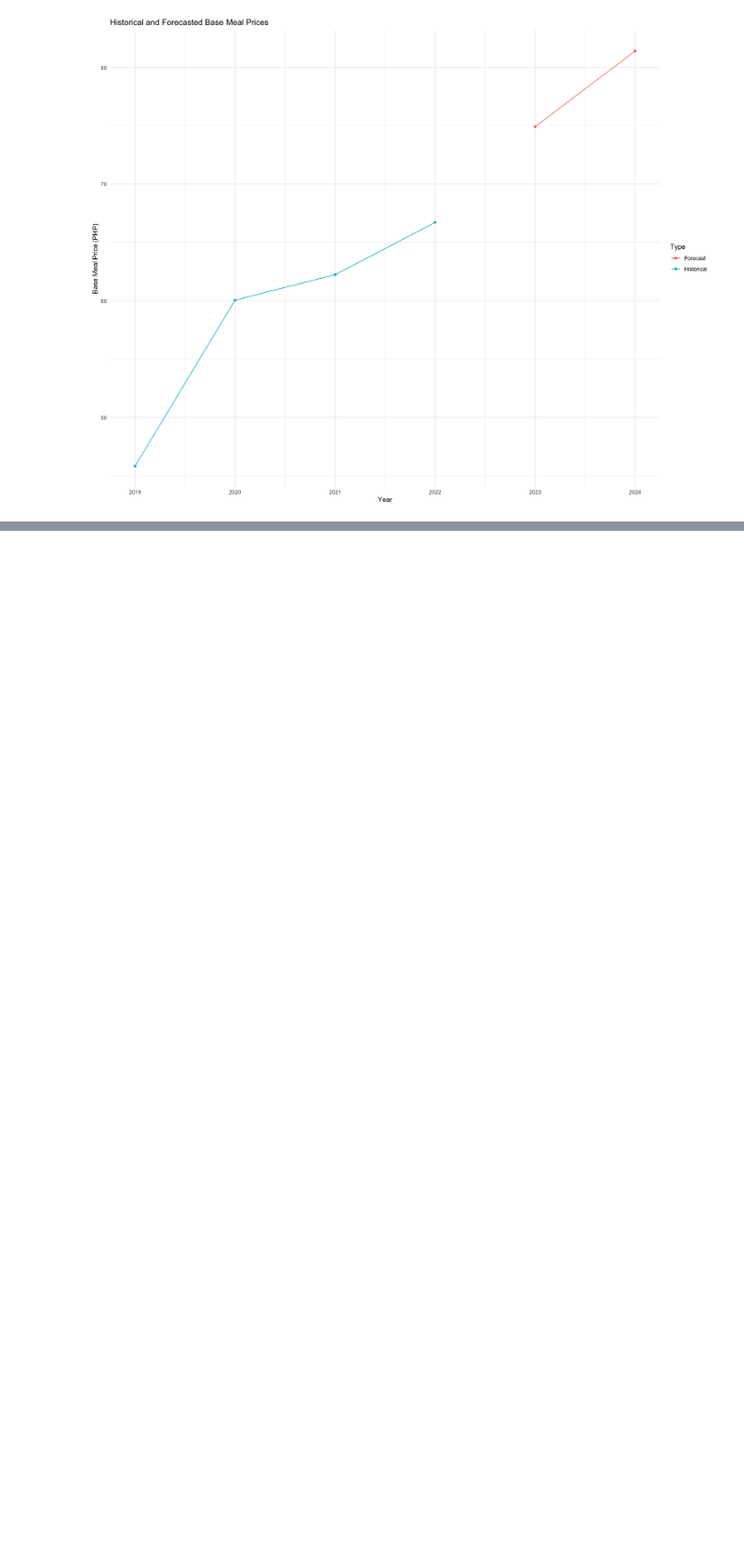
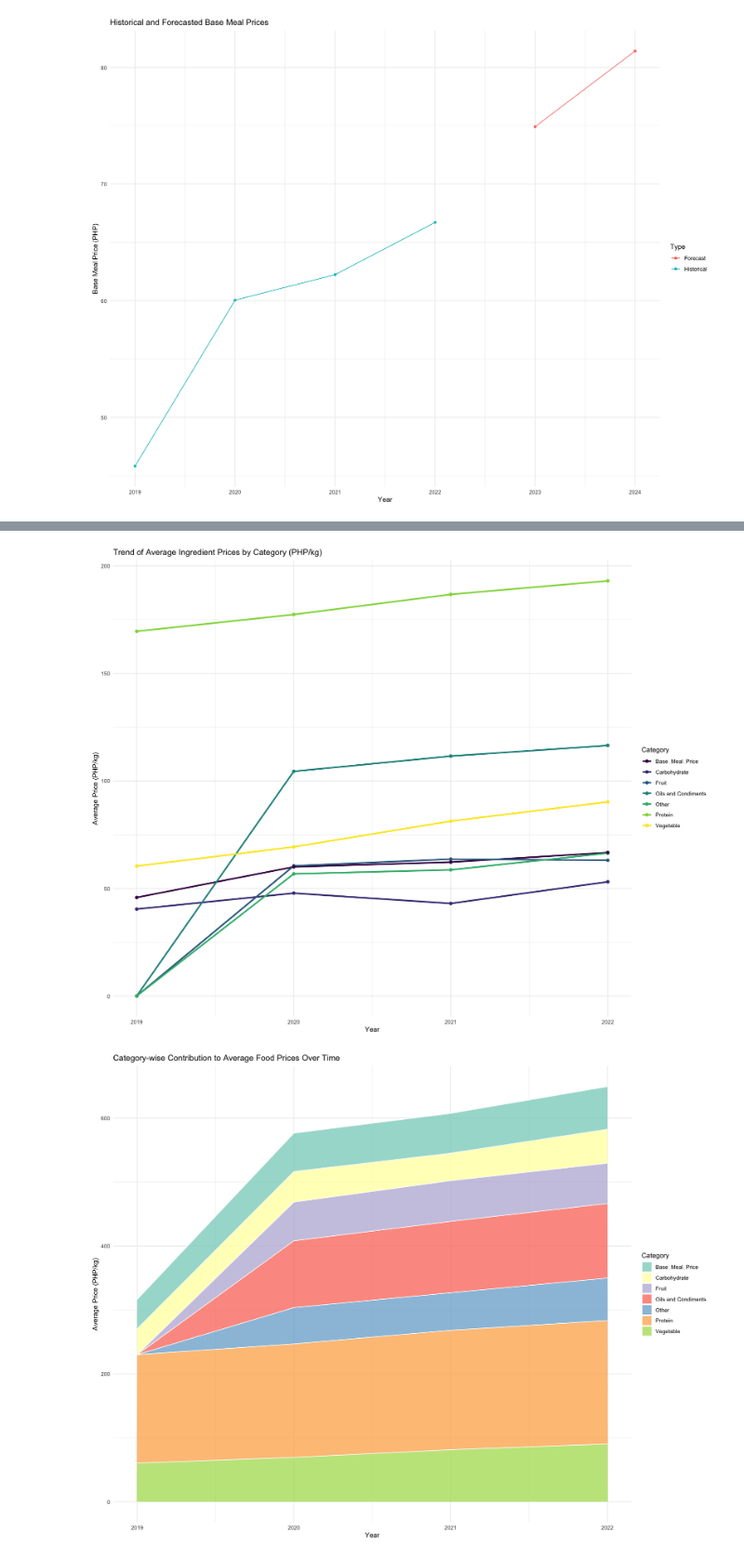
Before and after one commit to imperionite/insighted, a Jupyter notebook: DRAFT.ipynb, the cells around one changed output, grey strips where cells are left out. Shown at 93% size. Drawn from its saved outputs; the diff is of its cells as text; code cells hidden in the pictures; blank space fills up the shorter version.

```diff
--- a/DRAFT.ipynb
+++ b/DRAFT.ipynb
@@ -525,0 +586,27 @@ ggplot(all_data, aes(x = Year, y = Base_Meal_Price, color = Type)) +
+# %%
+# Line plot of average prices over time by category
+yearly_avg_prices_long <- yearly_avg_prices %>%
+  pivot_longer(cols = -Year, names_to = "Category", values_to = "Avg_Price")
+
+ggplot(yearly_avg_prices_long, aes(x = Year, y = Avg_Price, color = Category)) +
+  geom_line(size = 1.2) +
+  geom_point(size = 2) +
+  scale_color_viridis_d() +
+  theme_minimal() +
+  labs(title = "Trend of Average Ingredient Prices by Category (PHP/kg)",
+       x = "Year",
+       y = "Average Price (PHP/kg)",
+       color = "Category")
+
+# Stacked area plot to show category price share over time
+ggplot(yearly_avg_prices_long, aes(x = Year, y = Avg_Price, fill = Category)) +
+  geom_area(alpha = 0.8, color = "white", size = 0.5) +
+  scale_fill_brewer(palette = "Set3") +
+  theme_minimal() +
+  labs(title = "Category-wise Contribution to Average Food Prices Over Time",
+       x = "Year",
+       y = "Average Price (PHP/kg)",
+       fill = "Category")
+# %% [output]
+[figure, added]
+[figure, added]
```
Also changed, not shown: parts of 5 cells of this notebook, 8 other files.
